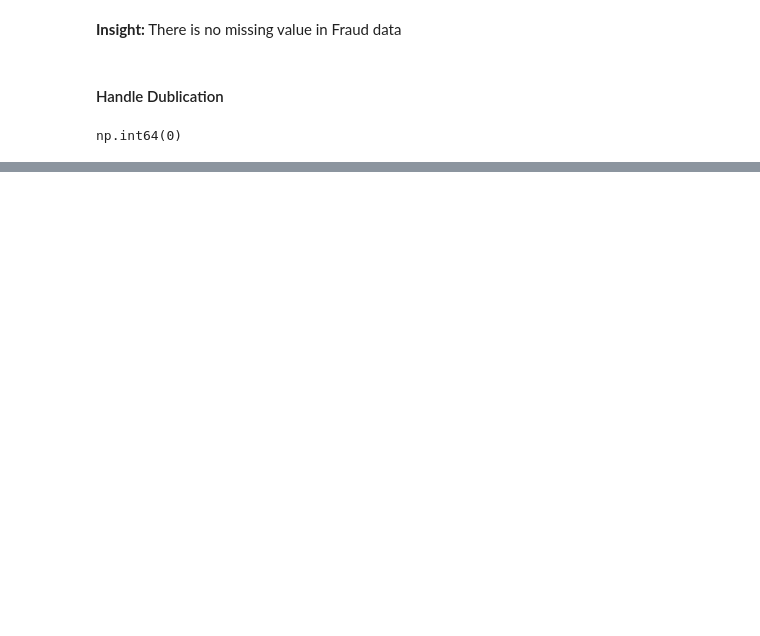
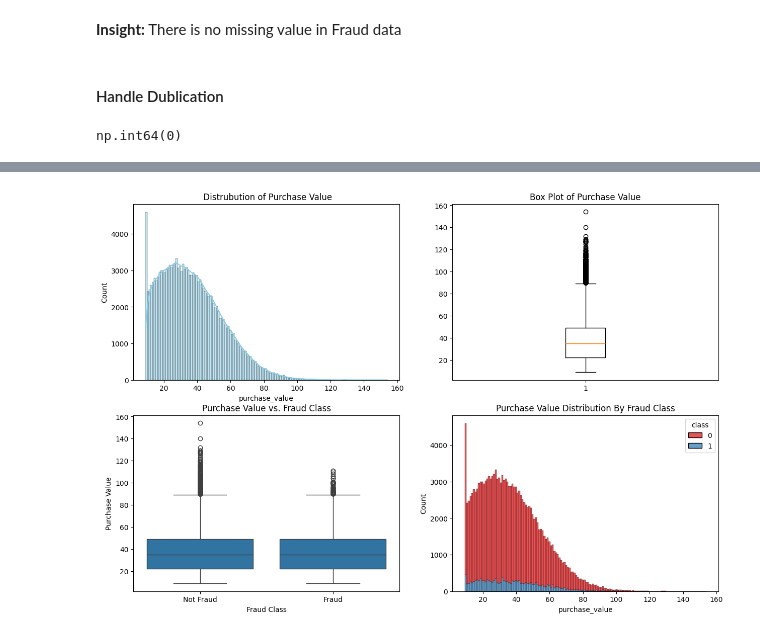
Before and after one commit to Heban-7/Fraud-Detection-Model, a Jupyter notebook: notebooks/data_preprocessing.ipynb, the cells around one changed output, grey strips where cells are left out. Cells and saved outputs as stored; diff of their text form; code cells hidden in the pictures; blank space fills up the shorter version.

```diff
--- a/notebooks/data_preprocessing.ipynb
+++ b/notebooks/data_preprocessing.ipynb
@@ -224,0 +184,4 @@ memory usage: 13.8+ MB
+# %%
+dp.purchase_value_visualization(fraud_df)
+# %% [output]
+[figure, added]
```
Also changed, not shown: parts of 29 cells of this notebook, 3 other files.
